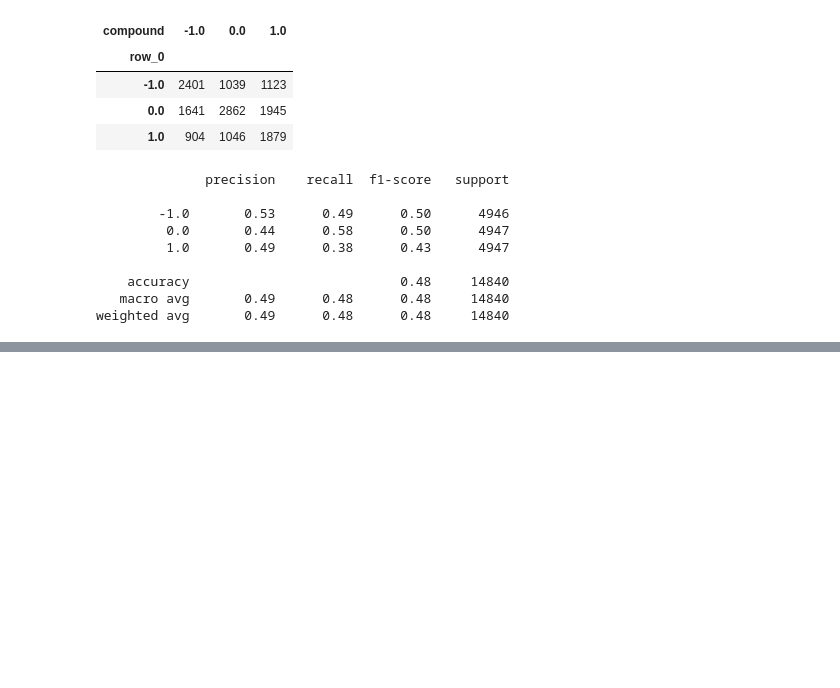
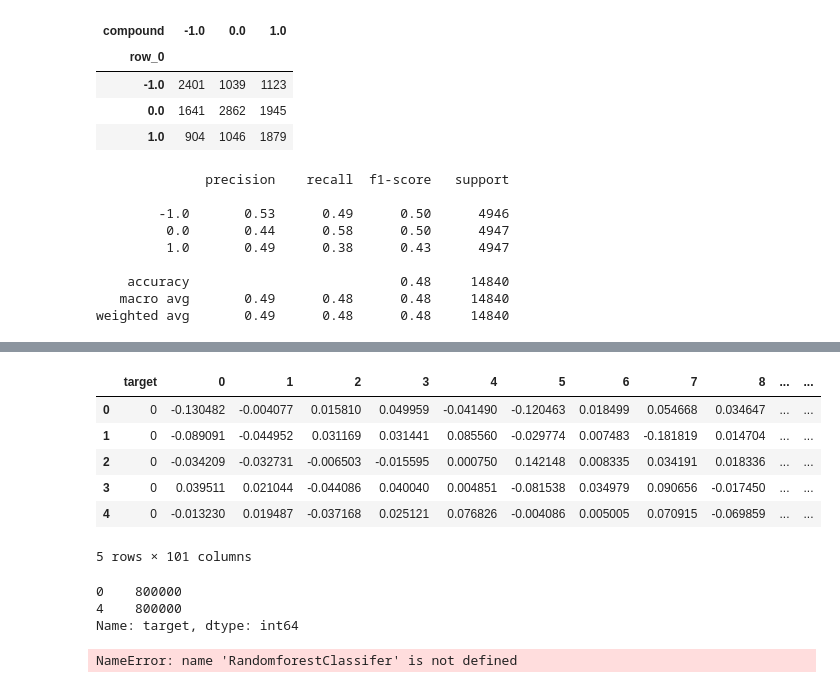
Before and after one commit to C-JoGit/Zalando_Analytics_HWR_BIPM, a Jupyter notebook: model.ipynb, the cells around one changed output, grey strips where cells are left out. Cells and saved outputs as stored; diff of their text form; code cells hidden in the pictures; blank space fills up the shorter version.

```diff
--- a/model.ipynb
+++ b/model.ipynb
@@ -240,0 +265,17 @@ weighted avg       0.49      0.48      0.48     14840
+# %%
+ext_data = pickle.load(open('eng_ext_twt_doc2vec100.pkl', 'rb'))
+ext_data.head()
+# %% [output]
+|  | target | 0 | 1 | 2 | 3 | 4 | 5 | 6 | 7 | 8 | ... | ... |
+| 0 | 0 | -0.130482 | -0.004077 | 0.015810 | 0.049959 | -0.041490 | -0.120463 | 0.018499 | 0.054668 | 0.034647 | ... | ... |
+| 1 | 0 | -0.089091 | -0.044952 | 0.031169 | 0.031441 | 0.085560 | -0.029774 | 0.007483 | -0.181819 | 0.014704 | ... | ... |
+| 2 | 0 | -0.034209 | -0.032731 | -0.006503 | -0.015595 | 0.000750 | 0.142148 | 0.008335 | 0.034191 | 0.018336 | ... | ... |
+| 3 | 0 | 0.039511 | 0.021044 | -0.044086 | 0.040040 | 0.004851 | -0.081538 | 0.034979 | 0.090656 | -0.017450 | ... | ... |
+| 4 | 0 | -0.013230 | 0.019487 | -0.037168 | 0.025121 | 0.076826 | -0.004086 | 0.005005 | 0.070915 | -0.069859 | ... | ... |
+5 rows × 101 columns
+# %%
+ext_data["target"].value_counts()
+# %% [output]
+0    800000
+4    800000
+Name: target, dtype: int64
@@ -240,0 +289,7 @@ weighted avg       0.49      0.48      0.48     14840
+# %%
+clfR = RandomForestClassifier()
+clfR.fit(X_extrain, y_extrain)
+y_expred = clfR.predict(X_extest)
+print(classification_report(y_extest, y_expred))
+# %% [output]
+NameError: name 'RandomforestClassifer' is not defined
```
Also changed, not shown: parts of 6 cells of this notebook, 3 other files.
